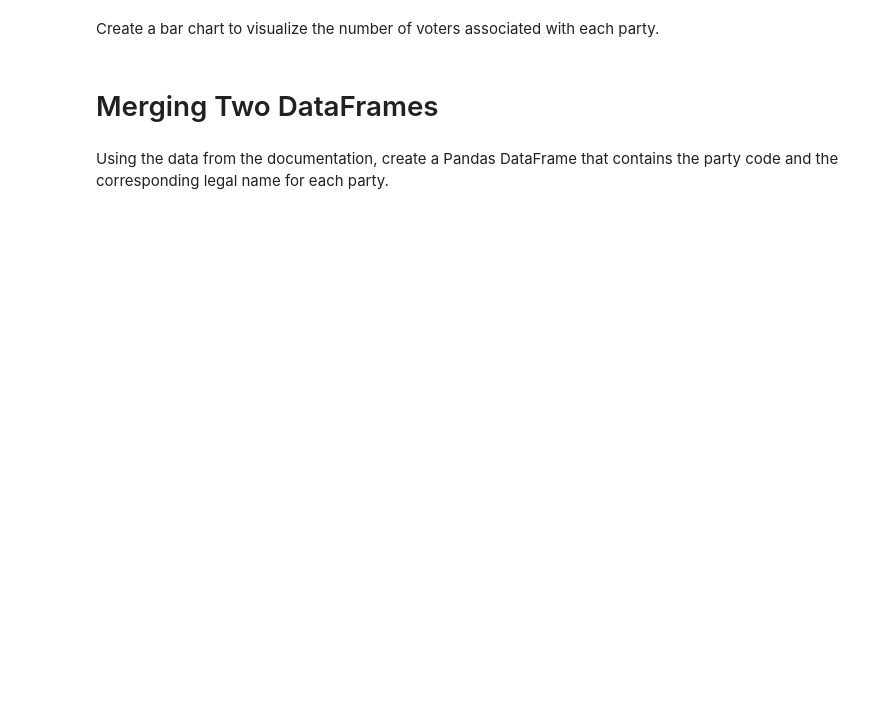
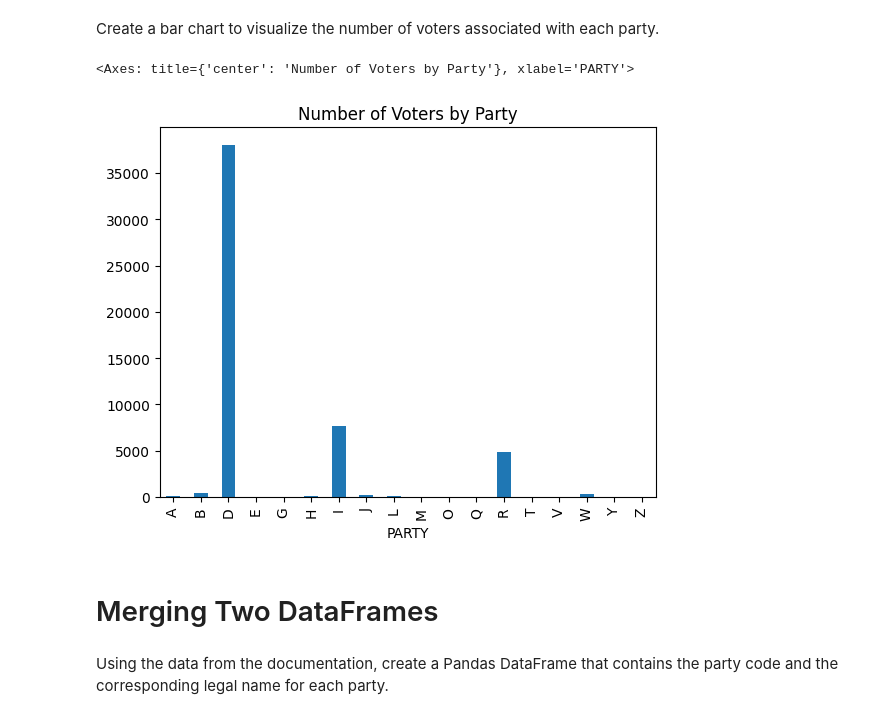
Before and after one commit to KunleAdeyanju/DataEngineering.Labs.RegisteredVotersFileWilmingtonDE, a Jupyter notebook: wilmington_de_registered_voters.ipynb, the cells around one changed output. Drawn from its saved outputs; the diff is of its cells as text; code cells hidden in the pictures; blank space fills up the shorter version.

```diff
--- a/wilmington_de_registered_voters.ipynb
+++ b/wilmington_de_registered_voters.ipynb
@@ -173,0 +201,4 @@ Group objects using the PARTY column. Assign the value to a variable called grou
+# %%
+#
+grouped_p = reg_voter_df.groupby('PARTY')
+grouped_p.head(5)
@@ -186,3 +254,9 @@ Create a bar chart to visualize the number of voters associated with each party.
+# %%
+#
+grouped_p.size().plot.bar(title='Number of Voters by Party')
+# %% [output]
+<Axes: title={'center': 'Number of Voters by Party'}, xlabel='PARTY'>
+[figure, added]
 # %% [markdown]
 # Merging Two DataFrames
 # %% [markdown]
```
Also changed, not shown: parts of 24 cells of this notebook.
